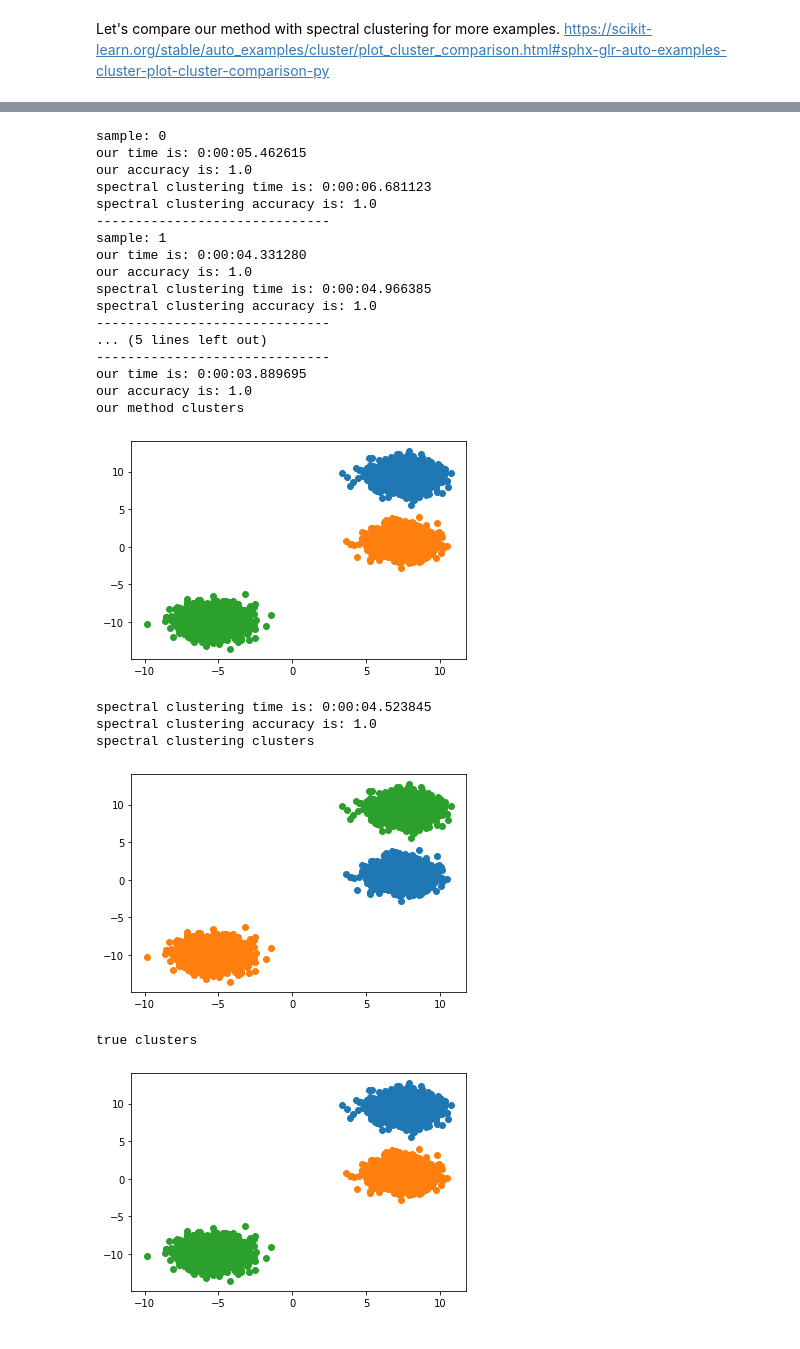
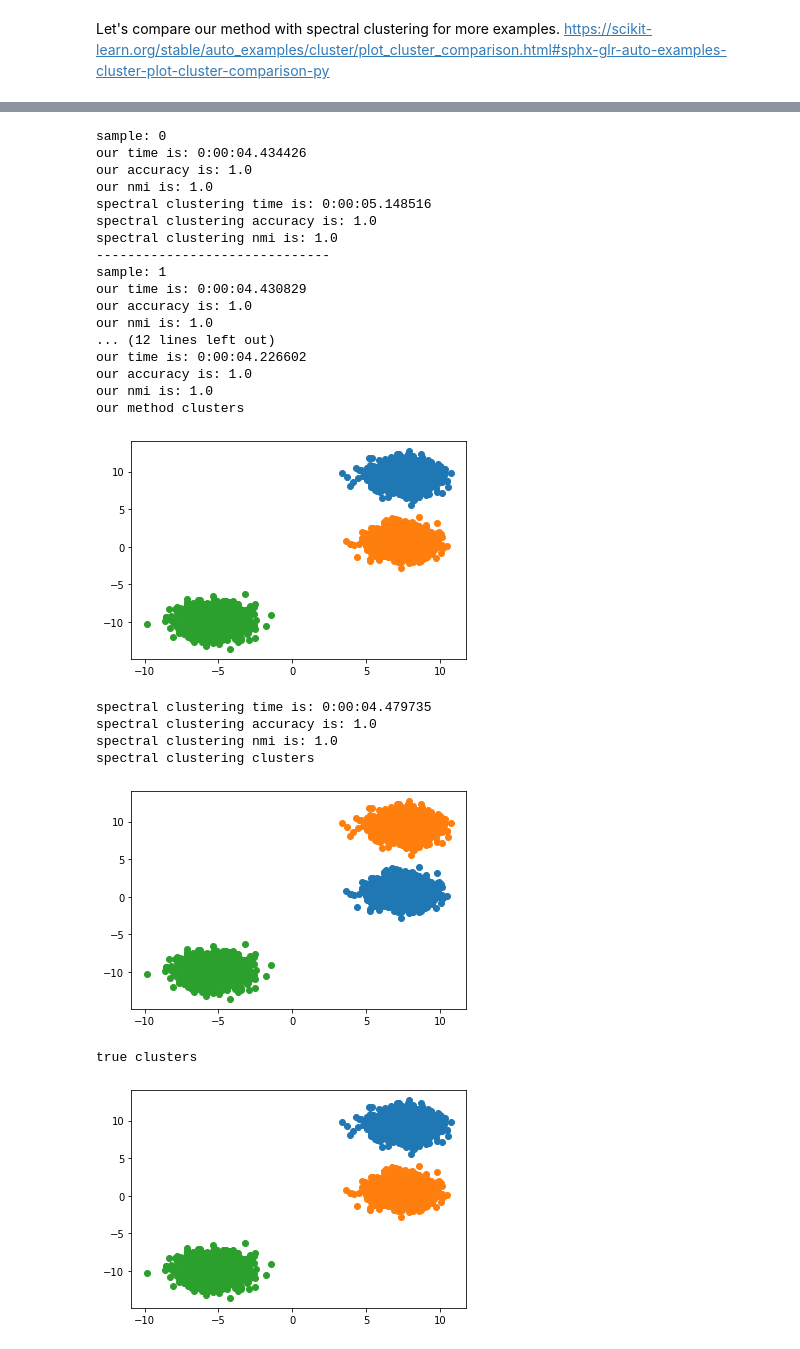
Before and after one commit to sahelyiyi/LocClustNLasso, a Jupyter notebook: loc_clust_kmeans.ipynb, the cells around one changed output, grey strips where cells are left out. Saved outputs shown, nothing was run; the diff lists cells and outputs as text; code cells hidden in the pictures.

```diff
--- a/loc_clust_kmeans.ipynb
+++ b/loc_clust_kmeans.ipynb
@@ -350,6 +350,7 @@ import math
 import itertools
 import numpy as np
 from sklearn.cluster import spectral_clustering, SpectralClustering
+from sklearn.metrics.cluster import normalized_mutual_info_score
 from scipy.sparse import csr_matrix
 from sklearn.cluster import KMeans
 import datetime
@@ -464,9 +465,11 @@ def run_more_plots(points, true_labels, K, alpha, lambda_nLasso, threshhold, n_c
         our_labels[np.where(kmeans.labels_ == matched_label)[0]] = clust_num
 
     our_accuracy = accuracy(our_labels, true_labels)
+    our_nmi = normalized_mutual_info_score(our_labels, true_labels)
     if is_print:
         print ('our time is:', our_time)
         print ('our accuracy is:', our_accuracy)
+        print ('our nmi is:', our_nmi)
 
     if plot:
         print('our method clusters')
@@ -479,11 +482,14 @@ def run_more_plots(points, true_labels, K, alpha, lambda_nLasso, threshhold, n_c
 
     start = datetime.datetime.now()
     labels = spectral_clustering(A, n_clusters=n_clusters)
+    spectral_time = datetime.datetime.now() - start
     spectral_accuracy = accuracy(labels, true_labels)
-    spectral_time = datetime.datetime.now() - start
+    spectral_nmi = normalized_mutual_info_score(labels, true_labels)
     if is_print:
         print ('spectral clustering time is:', spectral_time)
         print ('spectral clustering accuracy is:', spectral_accuracy)
+        print ('spectral clustering nmi is:', spectral_nmi)
+
 
     if plot:
         print('spectral clustering clusters')
@@ -499,7 +505,7 @@ def run_more_plots(points, true_labels, K, alpha, lambda_nLasso, threshhold, n_c
 
         plt.show()
         plt.close()
-    return our_accuracy, our_time, spectral_accuracy, spectral_time
+    return our_accuracy, our_nmi, our_time, spectral_accuracy, spectral_nmi, spectral_time
 
 
 def run_more_plots_all_together(points, true_labels, K, alpha, lambda_nLasso, threshhold, n_clusters, tmp=0, M=0.2, plot=False, is_print=True):
@@ -648,9 +679,9 @@ plt.close()
 # %%
 for i in range(3):
     print('sample:', i)
-    run_noisy_circles(1.0, 0.005)
+    run_noisy_circles(0.1, 0.005)
     print('------------------------------')
 
-run_noisy_circles(1.0, 0.005, True)
+run_noisy_circles(0.1, 0.005, True)
 # %% [output]
 sample: 0
@@ -793,19 +853,29 @@ lambda_lassos = [0.5, 0.3, 0.1]
 
 our_times_mean = defaultdict(list)
 our_times_std = defaultdict(list)
-for i, alpha in enumerate([1.5, 1.0, 0.5, 0.1]):
+
+our_nmi_mean = defaultdict(list)
+our_nmi_std = defaultdict(list)
+
+for i, alpha in enumerate([1.0, 0.5, 0.1]):
     our_scores_mean = []
     our_scores_std = []
 
     for lambda_lasso in lambda_lassos:
         lambda_accs = []
         lambda_times = []
+        lambda_nmis = []
         for _ in range(4):
-            our_accuracy, our_time, _, _ = run_blobs(alpha, lambda_lasso, is_print=False)
+            our_accuracy, our_nmi, our_time, _, _, _ = run_blobs(alpha, lambda_lasso, is_print=False)
             lambda_accs.append(our_accuracy)
+            lambda_nmis.append(our_nmi)
             lambda_times.append(our_time.total_seconds())
+
         our_scores_mean.append(np.mean(lambda_accs))
         our_scores_std.append(np.std(lambda_accs))
+
+        our_nmi_mean[alpha].append(np.mean(lambda_nmis))
+        our_nmi_std[alpha].append(np.std(lambda_nmis))
 
         our_times_mean[alpha].append(np.mean(lambda_times))
         our_times_std[alpha].append(np.std(lambda_times))
@@ -819,6 +889,18 @@ plt.savefig('alpha_vs_lambda_accuracy_blobs.pdf', format='pdf')
 plt.show()
 plt.close()
 
+
+for i, alpha in enumerate(our_times_mean):
+    plt.plot(lambda_lassos, our_nmi_mean[alpha], label='alpha=' + str(alpha), marker=markers[i])
+
+plt.xlabel('lambda_lasso')
+plt.ylabel('nmi')
+plt.legend(loc='best')
+plt.savefig('alpha_vs_lambda_nmi_blobs.pdf', format='pdf')
+plt.show()
+plt.close()
+
+
 for i, alpha in enumerate(our_times_mean):
     plt.plot(lambda_lassos, our_times_mean[alpha], label='alpha=' + str(alpha), marker=markers[i])
 
@@ -834,34 +917,35 @@ plt.close()
 # %%
 # 1.5, 0.5
 for i in range(3):
     print('sample:', i)
-    run_blobs(0.1, 0.3)
+    run_blobs(0.1, 0.5)
     print('------------------------------')
 
-run_blobs(0.1, 0.3, True)
+run_blobs(0.1, 0.5, True)
 # %% [output]
 sample: 0
-our time is: 0:00:05.462615
+our time is: 0:00:04.434426
 our accuracy is: 1.0
-spectral clustering time is: 0:00:06.681123
+our nmi is: 1.0
+spectral clustering time is: 0:00:05.148516
 spectral clustering accuracy is: 1.0
+spectral clustering nmi is: 1.0
 ------------------------------
 sample: 1
-our time is: 0:00:04.331280
+our time is: 0:00:04.430829
 our accuracy is: 1.0
-spectral clustering time is: 0:00:04.966385
-spectral clustering accuracy is: 1.0
-------------------------------
-... (5 lines left out)
-------------------------------
-our time is: 0:00:03.889695
+our nmi is: 1.0
+... (12 lines left out)
+our time is: 0:00:04.226602
 our accuracy is: 1.0
+our nmi is: 1.0
 our method clusters
 [figure]
-spectral clustering time is: 0:00:04.523845
+spectral clustering time is: 0:00:04.479735
 spectral clustering accuracy is: 1.0
+spectral clustering nmi is: 1.0
 spectral clustering clusters
-[figure, old version]
+[figure, new version]
 true clusters
 [figure]
 (1.0,
```
Also changed, not shown: parts of 10 cells of this notebook.
